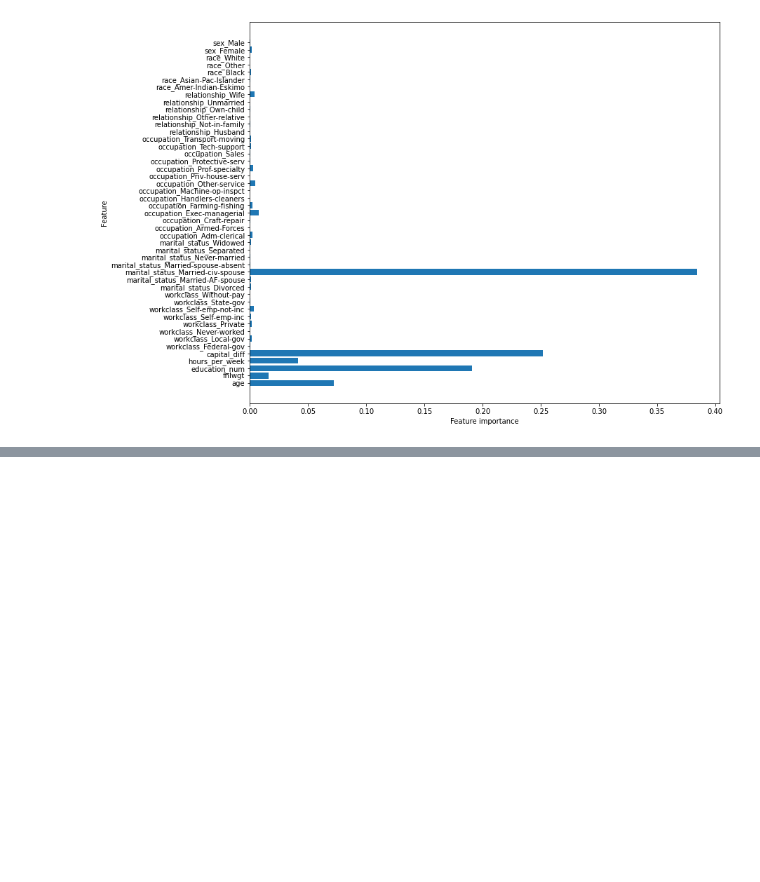
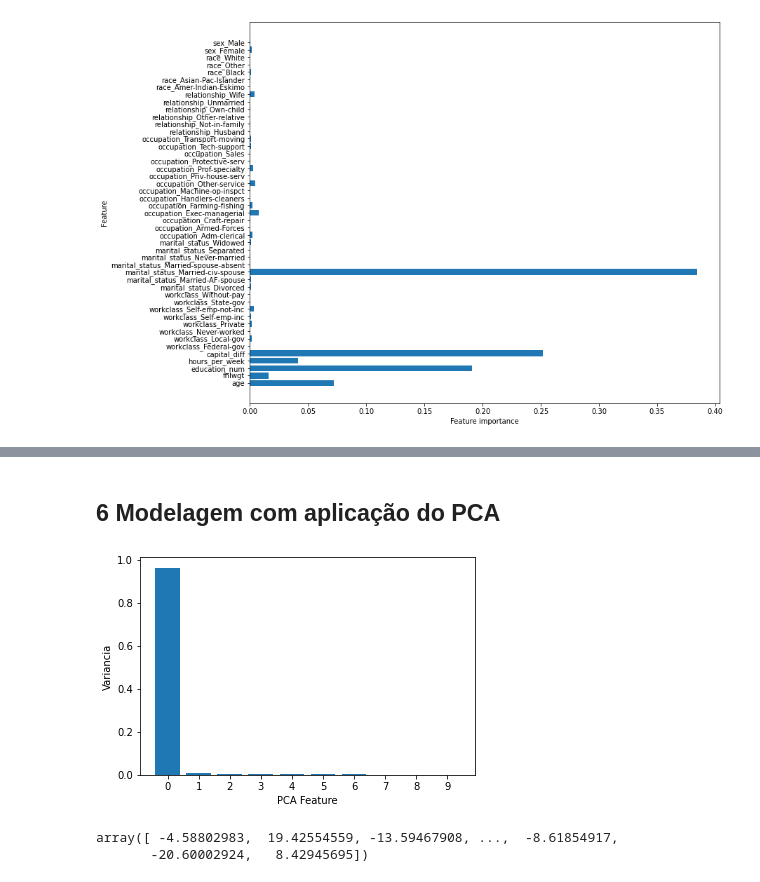
Before and after one commit to SalisEduardo/PMR3508, a Jupyter notebook: Adults Dataset/resolução.ipynb, the cells around one changed output, grey strips where cells are left out. Drawn from its saved outputs; the diff is of its cells as text; code cells hidden in the pictures; blank space fills up the shorter version.

```diff
--- a/Adults Dataset/resolução.ipynb
+++ b/Adults Dataset/resolução.ipynb
@@ -560,0 +697,2 @@ Text(0, 0.5, 'Feature')
+# %% [markdown]
+## 6 Modelagem com aplicação do PCA
@@ -560,0 +701,26 @@ Text(0, 0.5, 'Feature')
+# %%
+X_train_pca = X_train.copy()
+X_test_pca = X_test.copy()
+# %%
+pca = PCA(n_components = 10)
+
+
+X_train_pca = pca.fit_transform(X_train_pca)
+X_test_pca = pca.transform(X_test_pca)
+# %%
+explained_variance = pca.explained_variance_ratio_
+# %%
+n_comp = range(pca.n_components_)
+
+plt.bar(n_comp, explained_variance)
+plt.xticks(n_comp)
+plt.ylabel("Variancia")
+plt.xlabel("PCA Feature")
+plt.show()
+# %% [output]
+[figure, added]
+# %%
+X_train_pca[:,0]
+# %% [output]
+array([ -4.58802983,  19.42554559, -13.59467908, ...,  -8.61854917,
+       -20.60002924,   8.42945695])
```
Also changed, not shown: parts of 38 cells of this notebook, 1 other file.
